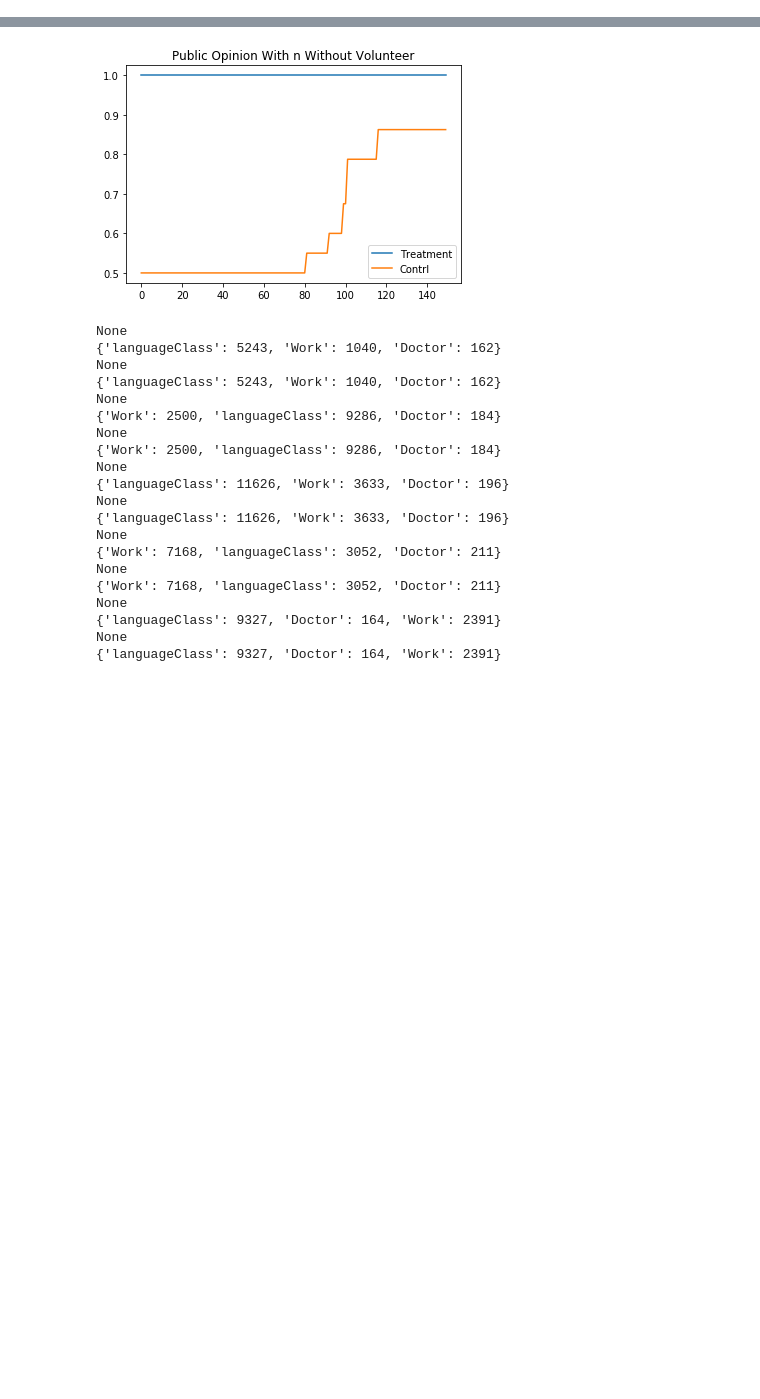
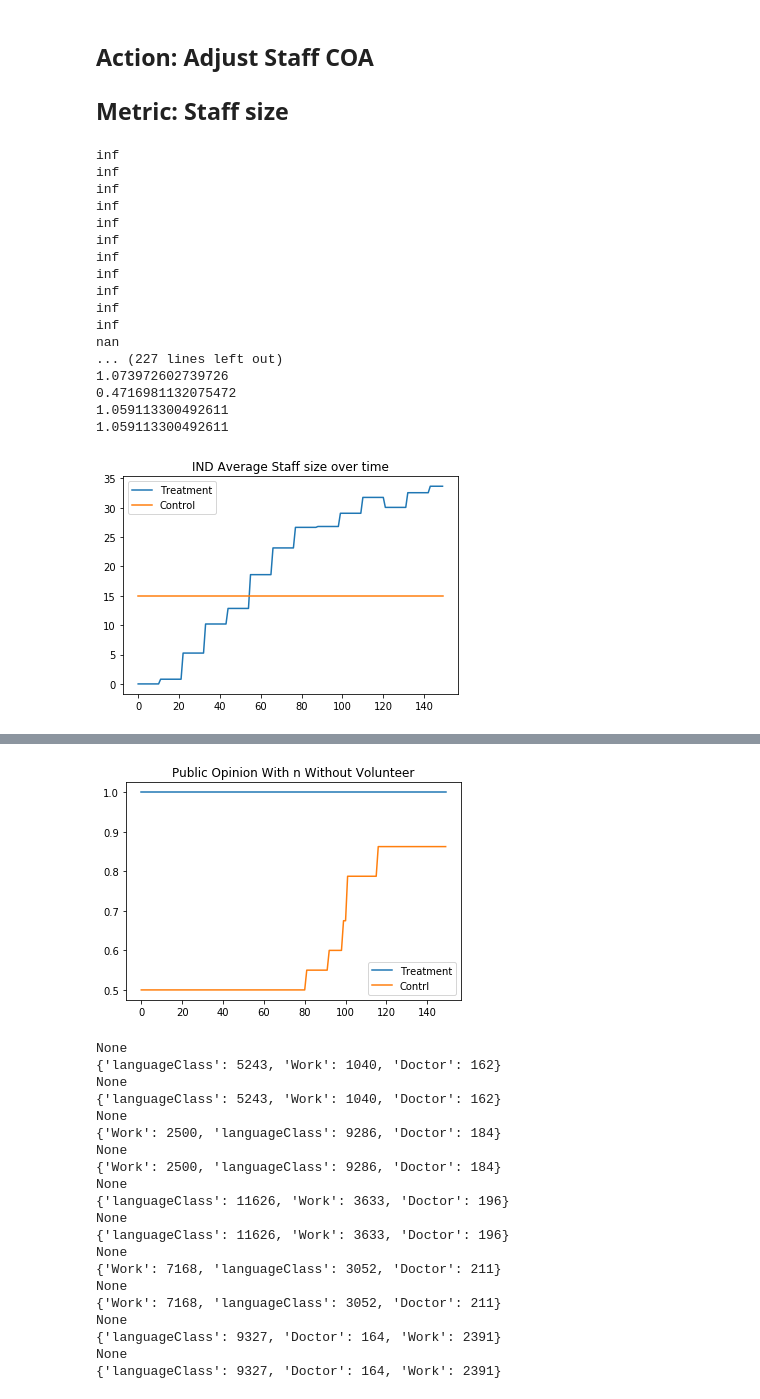
Before and after one commit to phillipjw/humanitarian_logistics, a Jupyter notebook: Action-Value Test.ipynb, the cells around one changed output, grey strips where cells are left out. Drawn from its saved outputs; the diff is of its cells as text; code cells hidden in the pictures; blank space fills up the shorter version.

```diff
--- a/Action-Value Test.ipynb
+++ b/Action-Value Test.ipynb
@@ -28,0 +190,69 @@ def gini(array):
+# %% [markdown]
+## Action: Adjust Staff COA
+## Metric: Staff size
+# %%
+test = HumanitarianLogistics(width, height, num_pols, city_size)
+
+#treatment
+treatment = [coa for coa in test.schedule.agents if
+            type(coa) is COA and coa.city.modality == 'AZC'
+             and coa.unique_id % 2 == 0]
+control = [coa for coa in test.schedule.agents if
+            type(coa) is COA and coa.city.modality == 'AZC'
+           and coa.unique_id % 2 == 1]
+
+data = np.zeros(shape = (number_steps, 2))
+for x in treatment:
+    x.self_enhancement = 50
+    x.self_transcendence = 45
+    x.conservatism = 55
+    x.openness_to_change = 80
+    x.values = Values(10, x.self_enhancement, x.self_transcendence,
+                         x.conservatism, x.openness_to_change,x)
+
+for x in control:
+    x.self_enhancement = 50
+    x.self_transcendence = 45
+    x.conservatism = 55
+    x.openness_to_change = 20
+    x.values = Values(10, x.self_enhancement, x.self_transcendence,
+                         x.conservatism, x.openness_to_change,x)
+
+
+
+for step in range(0,number_steps):
+    test.step()
+
+    data[step,0] = np.mean([coa.staff for coa in
+                            treatment])
+    data[step,1] = np.mean([coa.staff for coa in
+                           control])
+
+
+
+
+
+
+plt.plot(data)
+plt.title('IND Average Staff size over time')
+plt.legend(['Treatment', 'Control'])
+plt.show()
+# %% [output]
+inf
+inf
+inf
+inf
+inf
+inf
+inf
+inf
+inf
+inf
+inf
+nan
+... (227 lines left out)
+1.073972602739726
+0.4716981132075472
+1.059113300492611
+1.059113300492611
+[figure, added]
```
Also changed, not shown: parts of 15 cells of this notebook, 2 other files.
